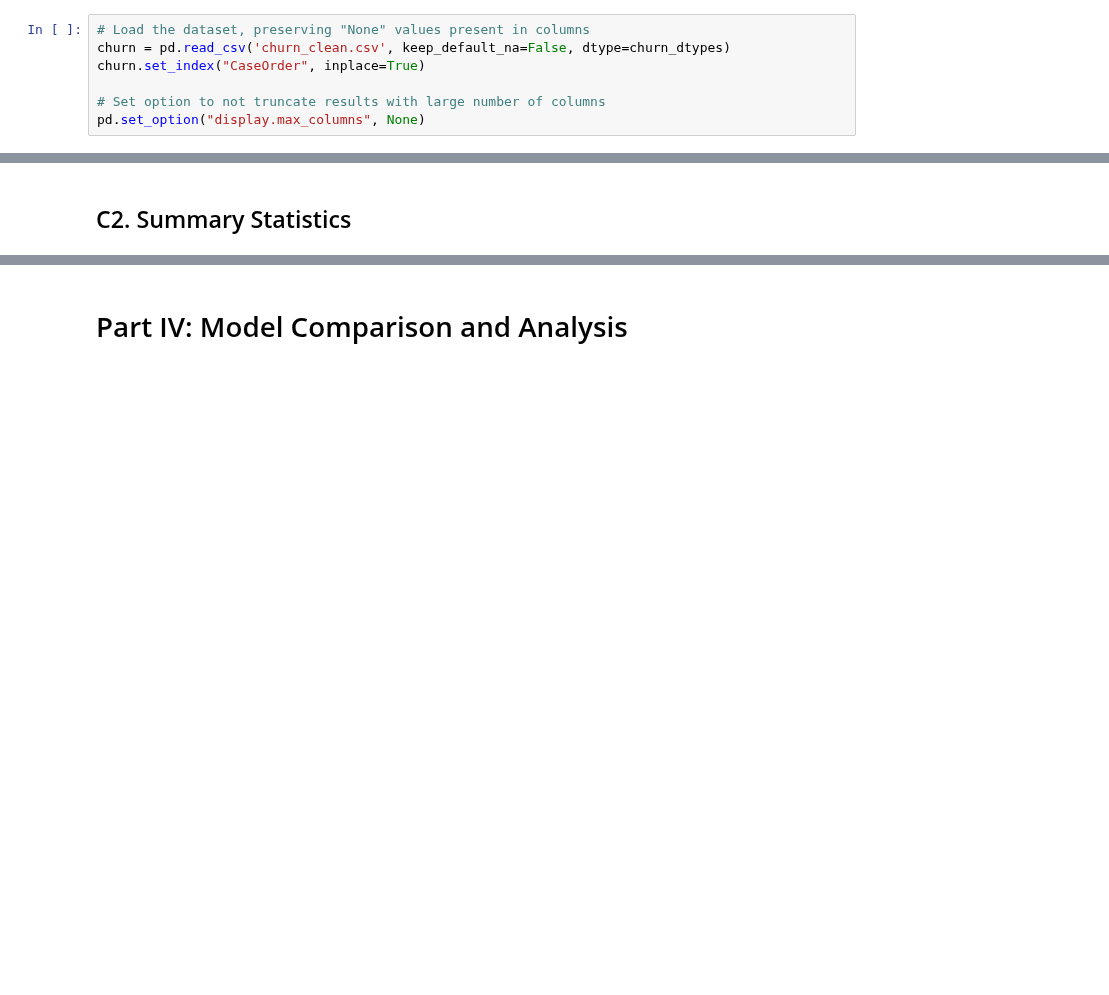
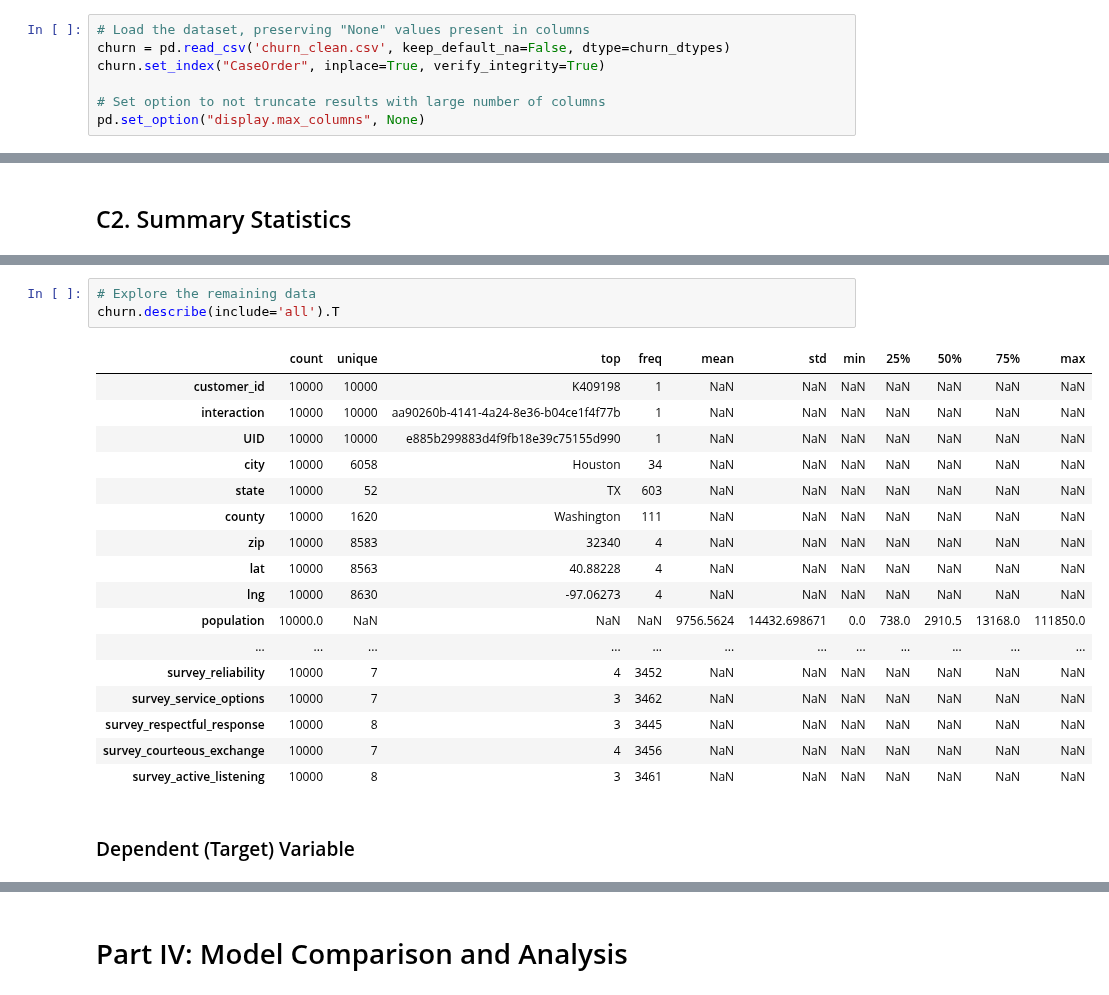
Before and after one commit to smmurdock/WGU-MSDA-DS, a Jupyter notebook: D208 Task 1/Murdock_Shanay D208 Task 1 PA Churn.ipynb, the cells around one changed output, grey strips where cells are left out. Saved outputs shown, nothing was run; the diff lists cells and outputs as text; blank space fills up the shorter version.

```diff
--- a/D208 Task 1/Murdock_Shanay D208 Task 1 PA Churn.ipynb
+++ b/D208 Task 1/Murdock_Shanay D208 Task 1 PA Churn.ipynb
@@ -137,7 +137,7 @@ churn_dtypes = {
 # %%
 # Load the dataset, preserving "None" values present in columns
 churn = pd.read_csv('churn_clean.csv', keep_default_na=False, dtype=churn_dtypes)
-churn.set_index("CaseOrder", inplace=True)
+churn.set_index("CaseOrder", inplace=True, verify_integrity=True)
 
 # Set option to not truncate results with large number of columns
 pd.set_option("display.max_columns", None)
@@ -607,0 +534,23 @@ The 336 outlier values originally in `income` have been reduced down to 135 outl
+# %%
+# Explore the remaining data
+churn.describe(include='all').T
+# %% [output]
+|  | count | unique | top | freq | mean | std | min | 25% | 50% | 75% | max |
+| customer_id | 10000 | 10000 | K409198 | 1 | NaN | NaN | NaN | NaN | NaN | NaN | NaN |
+| interaction | 10000 | 10000 | aa90260b-4141-4a24-8e36-b04ce1f4f77b | 1 | NaN | NaN | NaN | NaN | NaN | NaN | NaN |
+| UID | 10000 | 10000 | e885b299883d4f9fb18e39c75155d990 | 1 | NaN | NaN | NaN | NaN | NaN | NaN | NaN |
+| city | 10000 | 6058 | Houston | 34 | NaN | NaN | NaN | NaN | NaN | NaN | NaN |
+| state | 10000 | 52 | TX | 603 | NaN | NaN | NaN | NaN | NaN | NaN | NaN |
+| county | 10000 | 1620 | Washington | 111 | NaN | NaN | NaN | NaN | NaN | NaN | NaN |
+| zip | 10000 | 8583 | 32340 | 4 | NaN | NaN | NaN | NaN | NaN | NaN | NaN |
+| lat | 10000 | 8563 | 40.88228 | 4 | NaN | NaN | NaN | NaN | NaN | NaN | NaN |
+| lng | 10000 | 8630 | -97.06273 | 4 | NaN | NaN | NaN | NaN | NaN | NaN | NaN |
+| population | 10000.0 | NaN | NaN | NaN | 9756.5624 | 14432.698671 | 0.0 | 738.0 | 2910.5 | 13168.0 | 111850.0 |
+| ... | ... | ... | ... | ... | ... | ... | ... | ... | ... | ... | ... |
+| survey_reliability | 10000 | 7 | 4 | 3452 | NaN | NaN | NaN | NaN | NaN | NaN | NaN |
+| survey_service_options | 10000 | 7 | 3 | 3462 | NaN | NaN | NaN | NaN | NaN | NaN | NaN |
+| survey_respectful_response | 10000 | 8 | 3 | 3445 | NaN | NaN | NaN | NaN | NaN | NaN | NaN |
+| survey_courteous_exchange | 10000 | 7 | 4 | 3456 | NaN | NaN | NaN | NaN | NaN | NaN | NaN |
+| survey_active_listening | 10000 | 8 | 3 | 3461 | NaN | NaN | NaN | NaN | NaN | NaN | NaN |
+# %% [markdown]
+### Dependent (Target) Variable
```
Also changed, not shown: parts of 41 cells of this notebook.
